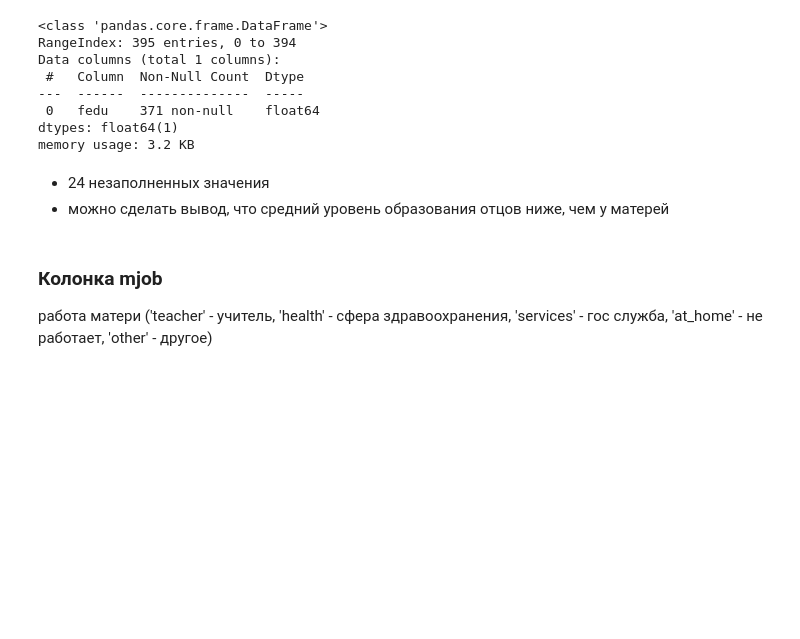
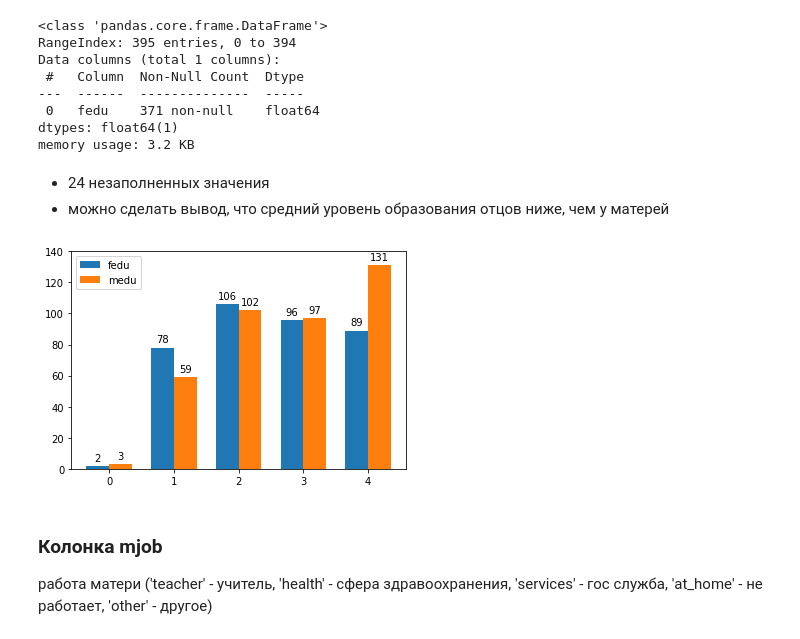
Before and after one commit to Ro-Ksu/skillfactory_rds, a Jupyter notebook: module_2/Module_2.ipynb, the cells around one changed output. Cells and saved outputs as stored; diff of their text form; code cells hidden in the pictures; blank space fills up the shorter version.

Commit message:
Add new graphs and items check

```diff
--- a/module_2/Module_2.ipynb
+++ b/module_2/Module_2.ipynb
@@ -295,6 +296,40 @@ memory usage: 3.2 KB
 # %% [markdown]
 - 24 незаполненных значения
 - можно сделать вывод, что средний уровень образования отцов ниже, чем у матерей
+# %%
+%matplotlib inline
+
+labels = [0, 1, 2, 3, 4]
+fedu = [students[(students.fedu == 0)].fedu.count(), students[(students.fedu == 1)].fedu.count(),
+        students[(students.fedu == 2)].fedu.count(), students[(students.fedu == 3)].fedu.count(), students[(students.fedu == 4)].fedu.count()]
+medu = [students[(students.medu == 0)].medu.count(), students[(students.medu == 1)].medu.count(),
+        students[(students.medu == 2)].medu.count(), students[(students.medu == 3)].medu.count(), students[(students.medu == 4)].medu.count()]
+
+x = np.arange(students.fedu.nunique())
+width = 0.35
+
+fig, axis = plt.subplots()
+fedu = axis.bar(x - width/2, fedu, width, label='fedu')
+medu = axis.bar(x + width/2, medu, width, label='medu')
+axis.legend()
+axis.set_ylim(0, 140)
+
+def autolabel(edu):
+    """Добавляем подпись значений каждого столбца"""
+    for ed in edu:
+        height = ed.get_height()
+        axis.annotate('{}'.format(height),
+                    xy=(ed.get_x() + ed.get_width() / 2, height),
+                    xytext=(0, 3),  # 3 points vertical offset
+                    textcoords="offset points",
+                    ha='center', va='bottom')
+
+autolabel(fedu)
+autolabel(medu)
+
+plt.show()
+# %% [output]
+[figure, added]
 # %% [markdown]
 ### Колонка mjob
 работа матери ('teacher' - учитель, 'health' - сфера здравоохранения, 'services' - гос служба, 'at_home' - не работает, 'other' - другое)
```
Also changed, not shown: parts of 14 cells of this notebook.
